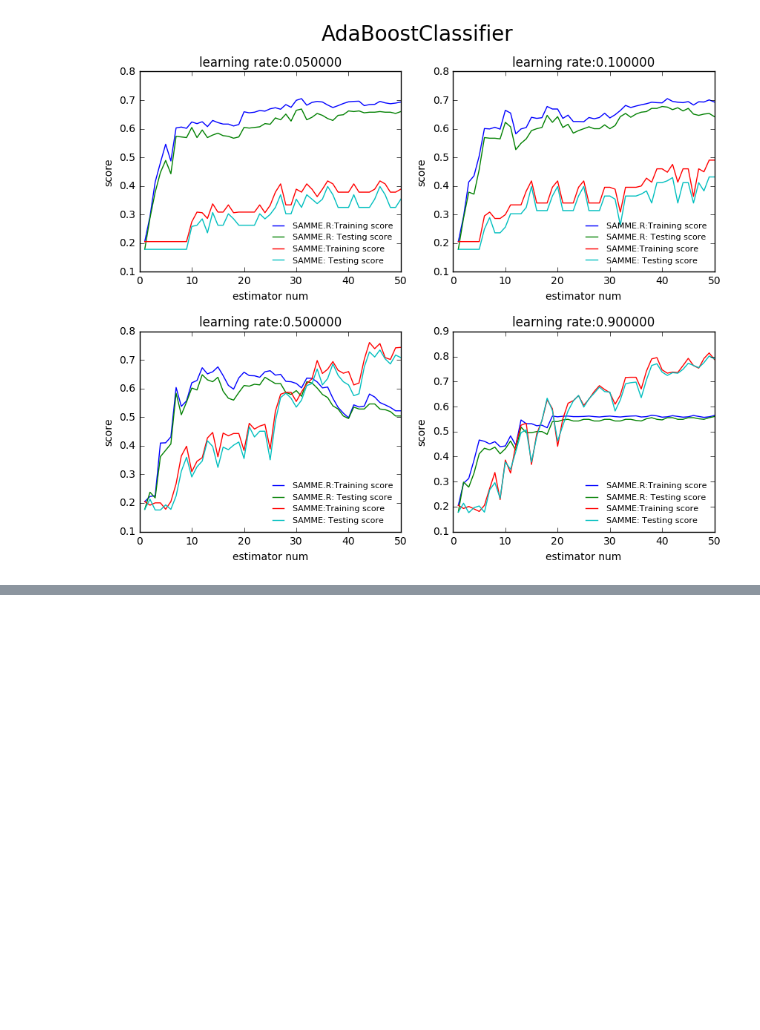
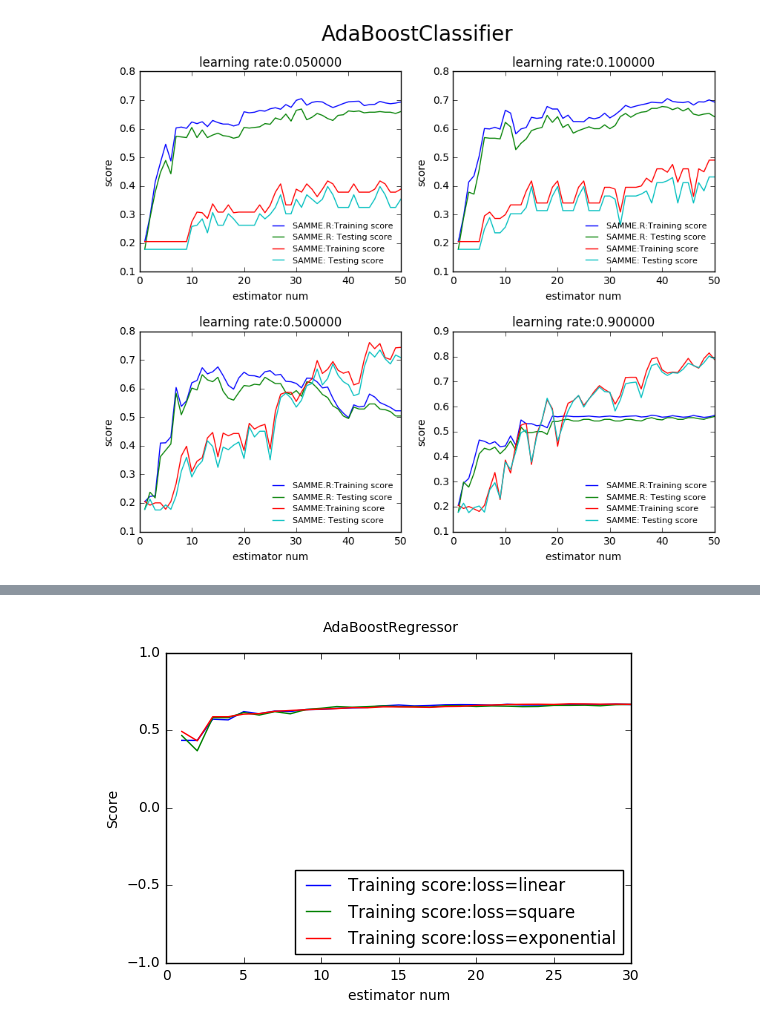
Before and after one commit to probao/Machine_Learning_Basis, a Jupyter notebook: Python-Machine Learning.ipynb, the cells around one changed output, grey strips where cells are left out. Saved outputs shown, nothing was run; the diff lists cells and outputs as text; code cells hidden in the pictures; blank space fills up the shorter version.

```diff
--- a/Python-Machine Learning.ipynb
+++ b/Python-Machine Learning.ipynb
@@ -2757,0 +2808,25 @@ test_AdaBoostClassifier_algorithm(*data)
+# %%
+# 考察损失函数的影响，给出测试函数：
+def test_AdaBoostRegressor_loss(*data):
+    X_train, X_test, y_train, y_test=data
+    losses=['linear', 'square', 'exponential']
+    fig=plt.figure()
+    ax=fig.add_subplot(1,1,1)
+    for i, loss in enumerate(losses):
+        regr=ensemble.AdaBoostRegressor(loss=loss, n_estimators=30)
+        regr.fit(X_train, y_train)
+        ## 绘图
+        estimators_num=len(regr.estimators_)
+        X=range(1, estimators_num+1)
+        ax.plot(list(X), list(regr.staged_score(X_train, y_train)),label="Training score:loss=%s" % loss)
+        ax.set_xlabel("estimator num")
+        ax.set_ylabel("Score")
+        ax.legend(loc="lower right")
+        ax.set_ylim(-1,1)
+    plt.suptitle("AdaBoostRegressor")
+    plt.show()
+# %%
+X_train, X_test, y_train, y_test = load_data_regression()
+test_AdaBoostRegressor_loss(X_train, X_test, y_train, y_test)
+# %% [output]
+[figure, added]
```
Also changed, not shown: parts of 6 cells of this notebook.
